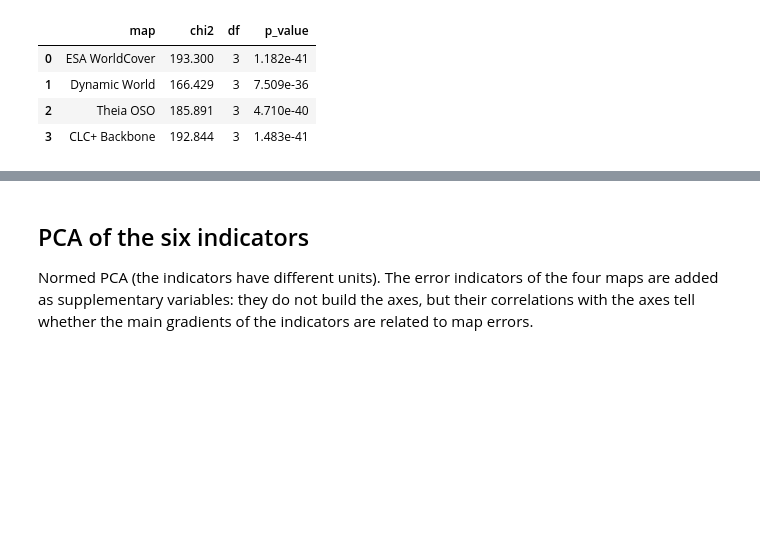
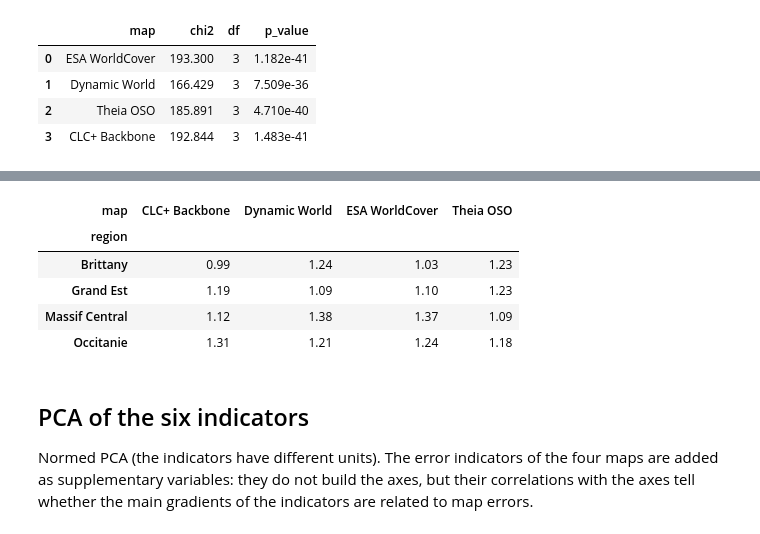
Before and after one commit to ANTONIN2410/active-learning-map-validation, a Jupyter notebook: notebooks/01_exploration_pca.ipynb, the cells around one changed output, grey strips where cells are left out. Cells and saved outputs as stored; diff of their text form; code cells hidden in the pictures; blank space fills up the shorter version.

```diff
--- a/notebooks/01_exploration_pca.ipynb
+++ b/notebooks/01_exploration_pca.ipynb
@@ -71,3 +81,28 @@ pd.DataFrame(tests)
+# %%
+rng = np.random.default_rng(0)
+rows = []
+for region, d in points.groupby("region"):
+    blocks = pd.factorize(d["block_id"])[0]
+    count = np.bincount(blocks)
+    for code, name in PRODUCTS.items():
+        y = d[f"err_{code}"].to_numpy()
+        total = np.bincount(blocks, y)
+        boot = []
+        for _ in range(2000):
+            k = rng.integers(0, len(count), len(count))
+            boot.append(total[k].sum() / count[k].sum())
+        naive = np.sqrt(y.mean() * (1 - y.mean()) / len(y))
+        rows.append({"region": region, "map": name, "se_naive": naive, "se_blocks": np.std(boot)})
+se = pd.DataFrame(rows)
+se["ratio"] = se["se_blocks"] / se["se_naive"]
+se.pivot(index="region", columns="map", values="ratio").round(2)
+# %% [output]
+| map | CLC+ Backbone | Dynamic World | ESA WorldCover | Theia OSO |
+| region |  |  |  |  |
+| Brittany | 0.99 | 1.24 | 1.03 | 1.23 |
+| Grand Est | 1.19 | 1.09 | 1.10 | 1.23 |
+| Massif Central | 1.12 | 1.38 | 1.37 | 1.09 |
+| Occitanie | 1.31 | 1.21 | 1.24 | 1.18 |
 # %% [markdown]
 ## PCA of the six indicators
 
```
Also changed, not shown: parts of 3 cells of this notebook, 5 other files.
